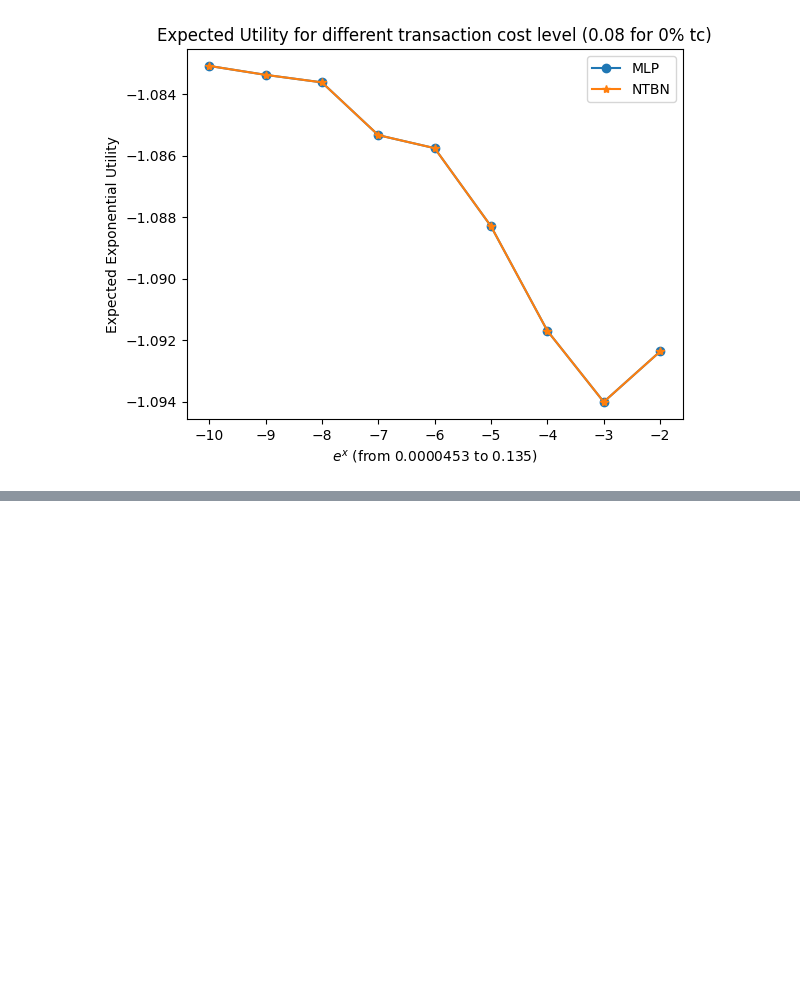
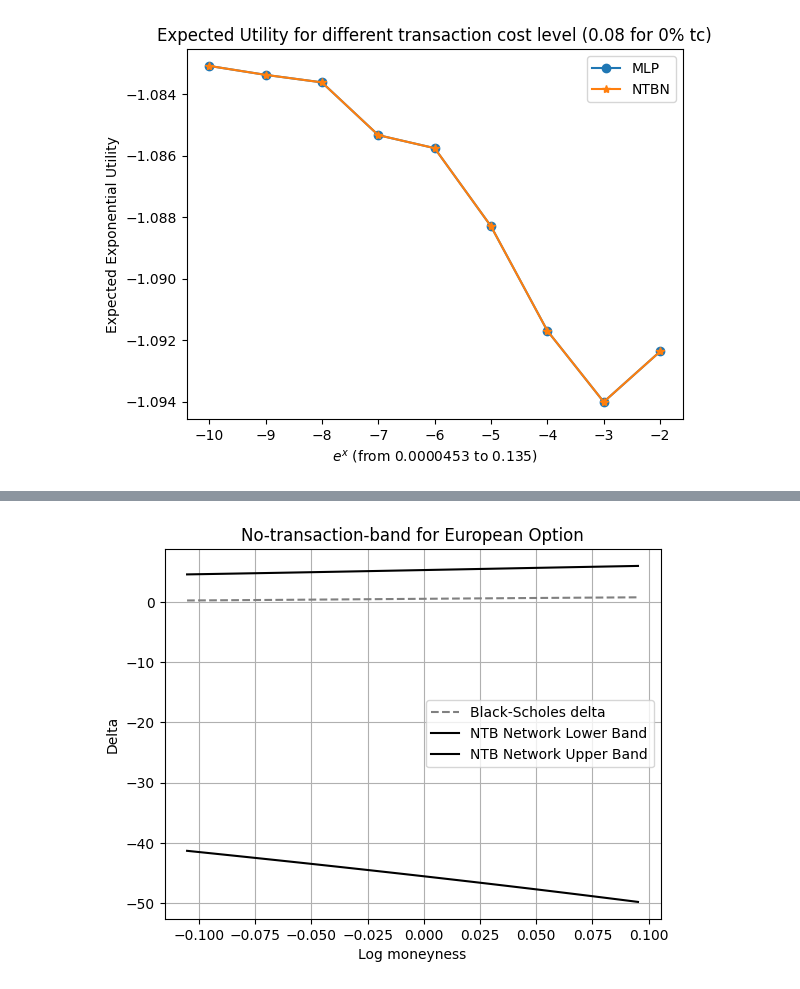
Before and after one commit to JulesArzel/Deep_Hedging_v2, a Jupyter notebook: Deep Reinforcement Learning Approach/Main_Deep_RL_pfhedge.ipynb, the cells around one changed output, grey strips where cells are left out. Drawn from its saved outputs; the diff is of its cells as text; code cells hidden in the pictures; blank space fills up the shorter version.

Commit message:
bands (not working)

```diff
--- a/Deep Reinforcement Learning Approach/Main_Deep_RL_pfhedge.ipynb
+++ b/Deep Reinforcement Learning Approach/Main_Deep_RL_pfhedge.ipynb
@@ -319,0 +284,49 @@ RuntimeError: The size of tensor a (100) must match the size of tensor b (10000)
+# %%
+import torch
+import matplotlib.pyplot as plt
+from math import log, sqrt
+from torch.distributions.normal import Normal
+
+# Parameters
+S0 = 100
+K = 100
+T = 1.0
+sigma = 0.2
+time_slice = 0.5 * T
+model = hedger_NTBN_2.model  # Your trained model
+
+# Black–Scholes delta (pure PyTorch version)
+def bs_delta(S, K, T, t, sigma):
+    tau = torch.tensor(T - t, dtype=S.dtype, device=S.device)
+    d1 = (S / K).log().add(0.5 * sigma**2 * tau) / (sigma * tau.sqrt())
+    normal = Normal(0.0, 1.0)
+    return normal.cdf(d1)
+
+# Grid of spot prices and corresponding log-moneyness
+S_vals = torch.linspace(0.9 * K, 1.1 * K, 100)
+log_moneyness = (S_vals / K).log()
+t_vals = torch.full_like(S_vals, time_slice)
+
+# Prepare model input
+prev_hedge = torch.zeros_like(S_vals)
+x_mlp_input = torch.stack([S_vals, t_vals, prev_hedge], dim=-1)  # shape [100, 3]
+
+# Forward pass
+with torch.no_grad():
+    delta_vals = bs_delta(S_vals, K, T, time_slice, sigma)
+    width_vals = model.mlp(x_mlp_input)
+    lower = delta_vals - torch.nn.functional.leaky_relu(width_vals[:, 0])
+    upper = delta_vals + torch.nn.functional.leaky_relu(width_vals[:, 1])
+
+# Plot
+plt.plot(log_moneyness.tolist(), delta_vals.tolist(), linestyle='--', color='gray', label="Black-Scholes delta")
+plt.plot(log_moneyness.tolist(), lower.tolist(), color='black', label="NTB Network Lower Band")
+plt.plot(log_moneyness.tolist(), upper.tolist(), color='black', label="NTB Network Upper Band")
+plt.xlabel("Log moneyness")
+plt.ylabel("Delta")
+plt.title("No-transaction-band for European Option")
+plt.legend()
+plt.grid(True)
+plt.show()
+# %% [output]
+[figure, added]
```
Also changed, not shown: parts of 1 cell of this notebook.
